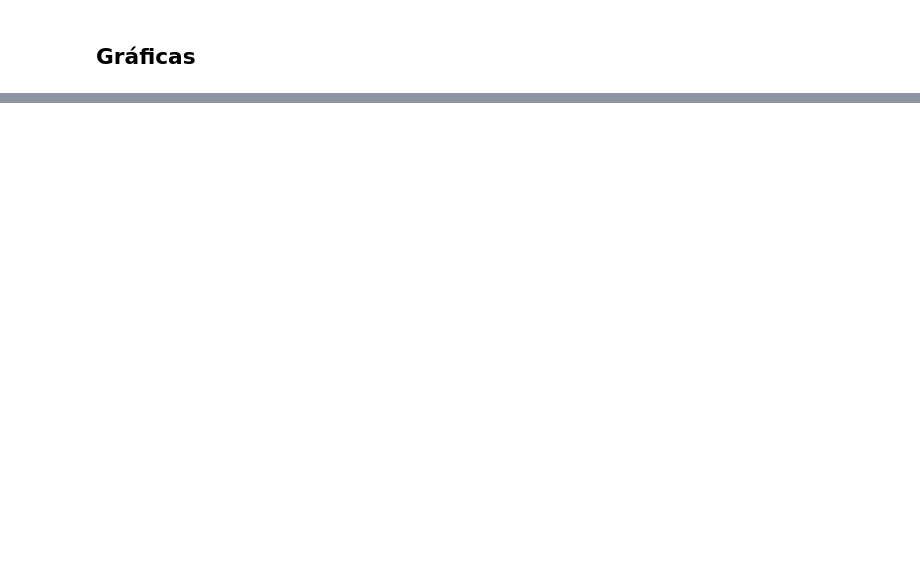
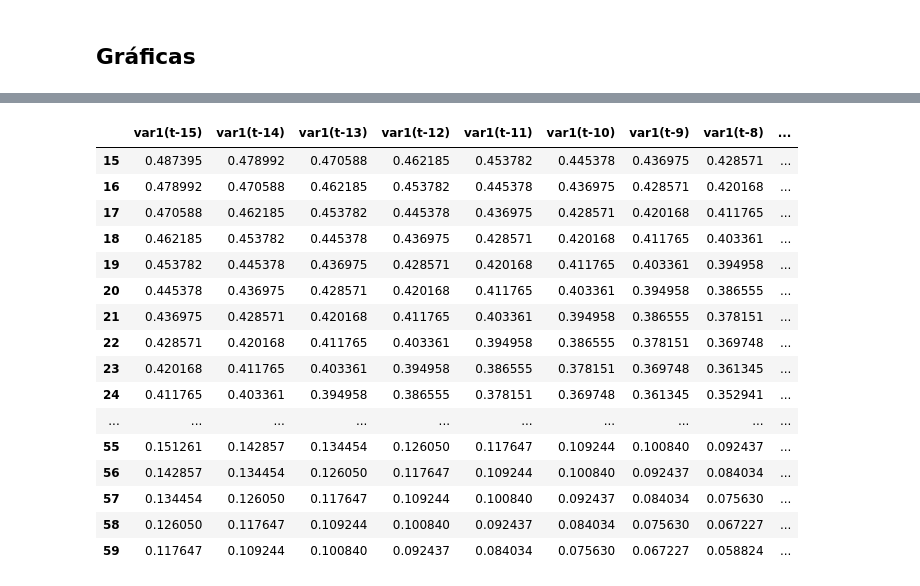
Before and after one commit to JorgeMoGlz/proyecto-seminario, a Jupyter notebook: Predecir-siguientes mantenimientos.ipynb, the cells around one changed output, grey strips where cells are left out. Saved outputs shown, nothing was run; the diff lists cells and outputs as text; code cells hidden in the pictures; blank space fills up the shorter version.

```diff
--- a/Predecir-siguientes mantenimientos.ipynb
+++ b/Predecir-siguientes mantenimientos.ipynb
@@ -264,0 +369,4 @@ plt.show()
+# %%
+scaler2 = MinMaxScaler(feature_range=(0, 1))
+scaled_values = scaler2.fit_transform(supervised_values)
+scaled_values
@@ -264,0 +500,6 @@ plt.show()
+# %%
+dias = 60
+sl = dataset_inicial.shape[0]-dias
+# %%
+ult_60_dias = dataset_inicial[sl::].astype("float32")
+ult_60_dias
@@ -264,0 +524,3 @@ plt.show()
+# %%
+scaled_values_2 = scaler2.fit_transform(ult_60_dias)
+scaled_values_2
@@ -264,0 +545,22 @@ plt.show()
+# %%
+supervised_df_2 = series_to_supervised(scaled_values_2, 15, 1)
+supervised_df_2.drop(supervised_df_2.columns[[15]], axis=1, inplace=True)
+supervised_df_2
+# %% [output]
+|  | var1(t-15) | var1(t-14) | var1(t-13) | var1(t-12) | var1(t-11) | var1(t-10) | var1(t-9) | var1(t-8) | ... |
+| 15 | 0.487395 | 0.478992 | 0.470588 | 0.462185 | 0.453782 | 0.445378 | 0.436975 | 0.428571 | ... |
+| 16 | 0.478992 | 0.470588 | 0.462185 | 0.453782 | 0.445378 | 0.436975 | 0.428571 | 0.420168 | ... |
+| 17 | 0.470588 | 0.462185 | 0.453782 | 0.445378 | 0.436975 | 0.428571 | 0.420168 | 0.411765 | ... |
+| 18 | 0.462185 | 0.453782 | 0.445378 | 0.436975 | 0.428571 | 0.420168 | 0.411765 | 0.403361 | ... |
+| 19 | 0.453782 | 0.445378 | 0.436975 | 0.428571 | 0.420168 | 0.411765 | 0.403361 | 0.394958 | ... |
+| 20 | 0.445378 | 0.436975 | 0.428571 | 0.420168 | 0.411765 | 0.403361 | 0.394958 | 0.386555 | ... |
+| 21 | 0.436975 | 0.428571 | 0.420168 | 0.411765 | 0.403361 | 0.394958 | 0.386555 | 0.378151 | ... |
+| 22 | 0.428571 | 0.420168 | 0.411765 | 0.403361 | 0.394958 | 0.386555 | 0.378151 | 0.369748 | ... |
+| 23 | 0.420168 | 0.411765 | 0.403361 | 0.394958 | 0.386555 | 0.378151 | 0.369748 | 0.361345 | ... |
+| 24 | 0.411765 | 0.403361 | 0.394958 | 0.386555 | 0.378151 | 0.369748 | 0.361345 | 0.352941 | ... |
+| ... | ... | ... | ... | ... | ... | ... | ... | ... | ... |
+| 55 | 0.151261 | 0.142857 | 0.134454 | 0.126050 | 0.117647 | 0.109244 | 0.100840 | 0.092437 | ... |
+| 56 | 0.142857 | 0.134454 | 0.126050 | 0.117647 | 0.109244 | 0.100840 | 0.092437 | 0.084034 | ... |
+| 57 | 0.134454 | 0.126050 | 0.117647 | 0.109244 | 0.100840 | 0.092437 | 0.084034 | 0.075630 | ... |
+| 58 | 0.126050 | 0.117647 | 0.109244 | 0.100840 | 0.092437 | 0.084034 | 0.075630 | 0.067227 | ... |
+| 59 | 0.117647 | 0.109244 | 0.100840 | 0.092437 | 0.084034 | 0.075630 | 0.067227 | 0.058824 | ... |
```
Also changed, not shown: parts of 39 cells of this notebook.
